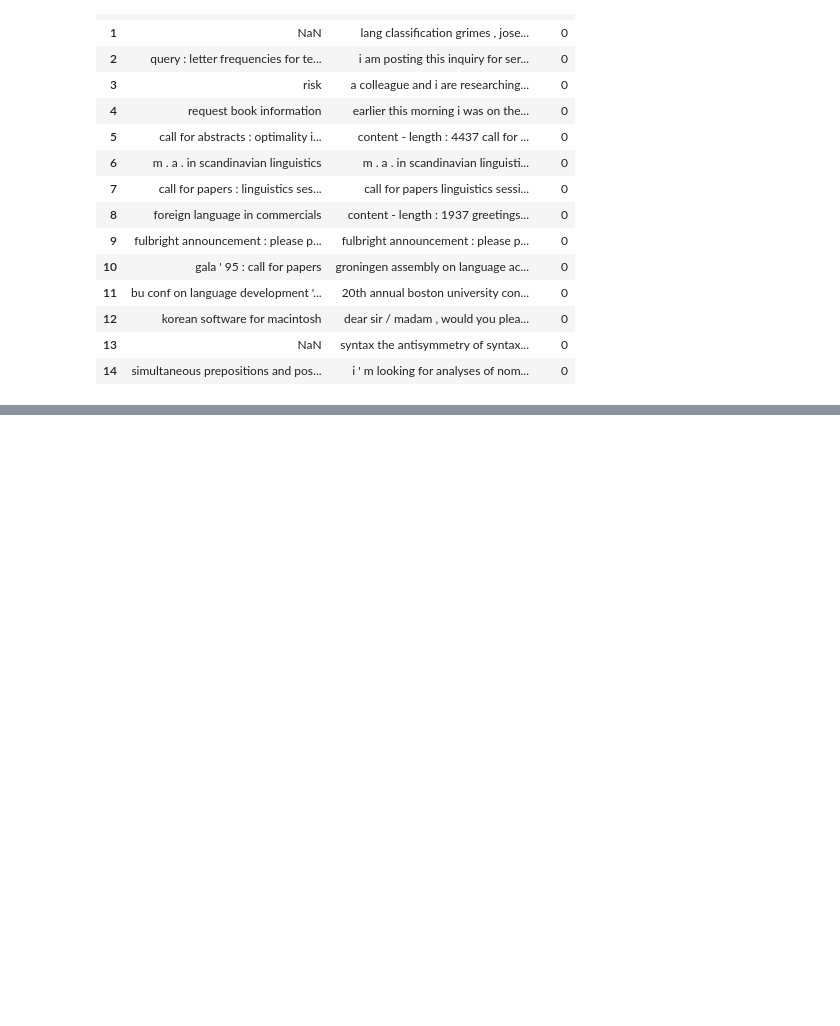
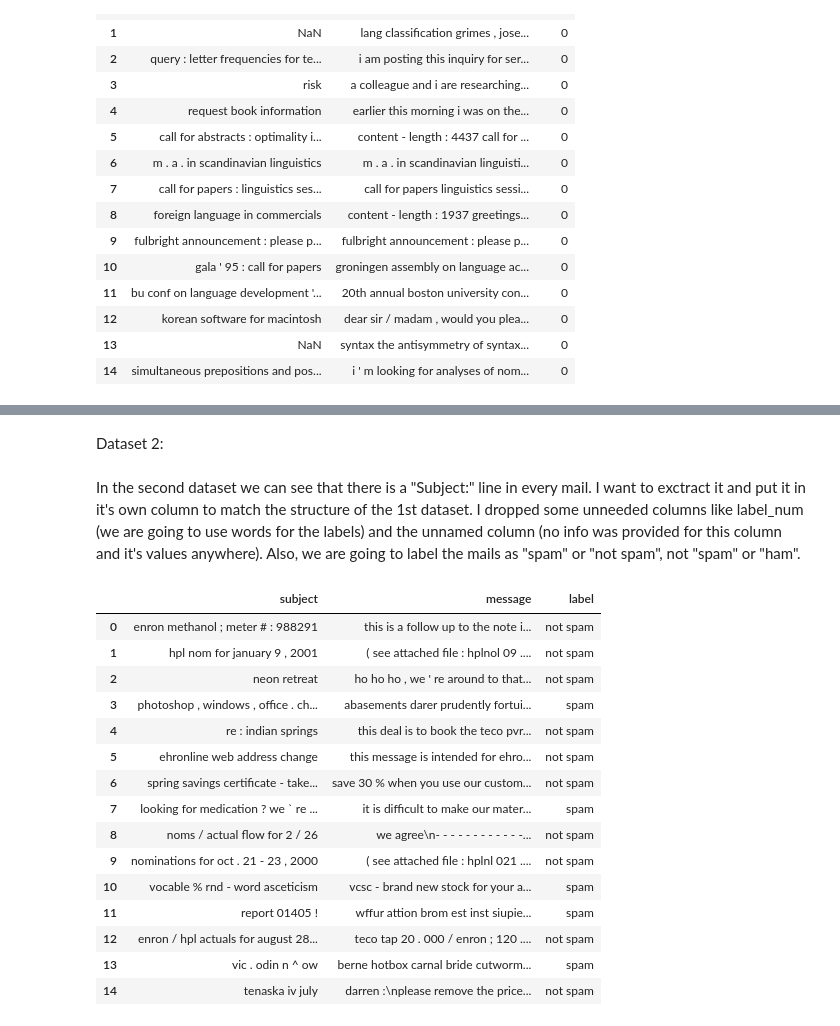
Before and after one commit to KaloyanRakov/Spam-Email-Classifier, a Jupyter notebook: Notebooks/Spam Email Classifier.ipynb, the cells around one changed output, grey strips where cells are left out. Saved outputs shown, nothing was run; the diff lists cells and outputs as text; code cells hidden in the pictures; blank space fills up the shorter version.

```diff
--- a/Notebooks/Spam Email Classifier.ipynb
+++ b/Notebooks/Spam Email Classifier.ipynb
@@ -39,0 +99,42 @@ df.head(15)
+# %% [markdown]
+Dataset 2:
+# %% [markdown]
+In the second dataset we can see that there is a "Subject:" line in every mail. I want to exctract it and put it in it's own column to match the structure of the 1st dataset. I dropped some unneeded columns like label_num (we are going to use words for the labels) and the unnamed column (no info was provided for this column and it's values anywhere). Also, we are going to label the mails as "spam" or "not spam", not "spam" or "ham".
+# %%
+df2 = pd.read_csv("../Datasets/Spam Mails Dataset/spam_ham_dataset.csv")
+
+def split_subject_message(text):
+    if pd.isna(text):
+        return pd.Series(["(no subject)", ""])
+    lines = text.splitlines()
+    if lines and lines[0].lower().startswith("subject:"):
+        subject = lines[0][len("Subject:"):].strip()
+        message = "\n".join(lines[1:]).strip()
+        return pd.Series([subject, message])
+    else:
+        return pd.Series(["(no subject)", text.strip()])
+
+df2[['subject', 'message']] = df2['text'].apply(split_subject_message)
+
+df2.drop(columns=['text'], inplace=True)
+df2 = df2[['subject', 'message', 'label']]
+df2['label'] = df2['label'].map({'ham': 'not spam', 'spam': 'spam'})
+
+df2.head(15)
+# %% [output]
+|  | subject | message | label |
+| 0 | enron methanol ; meter # : 988291 | this is a follow up to the note i... | not spam |
+| 1 | hpl nom for january 9 , 2001 | ( see attached file : hplnol 09 .... | not spam |
+| 2 | neon retreat | ho ho ho , we ' re around to that... | not spam |
+| 3 | photoshop , windows , office . ch... | abasements darer prudently fortui... | spam |
+| 4 | re : indian springs | this deal is to book the teco pvr... | not spam |
+| 5 | ehronline web address change | this message is intended for ehro... | not spam |
+| 6 | spring savings certificate - take... | save 30 % when you use our custom... | not spam |
+| 7 | looking for medication ? we ` re ... | it is difficult to make our mater... | spam |
+| 8 | noms / actual flow for 2 / 26 | we agree\n- - - - - - - - - - - -... | not spam |
+| 9 | nominations for oct . 21 - 23 , 2000 | ( see attached file : hplnl 021 .... | not spam |
+| 10 | vocable % rnd - word asceticism | vcsc - brand new stock for your a... | spam |
+| 11 | report 01405 ! | wffur attion brom est inst siupie... | spam |
+| 12 | enron / hpl actuals for august 28... | teco tap 20 . 000 / enron ; 120 .... | not spam |
+| 13 | vic . odin n ^ ow | berne hotbox carnal bride cutworm... | spam |
+| 14 | tenaska iv july | darren :\nplease remove the price... | not spam |
```
Also changed, not shown: parts of 15 cells of this notebook, 3 other files.
